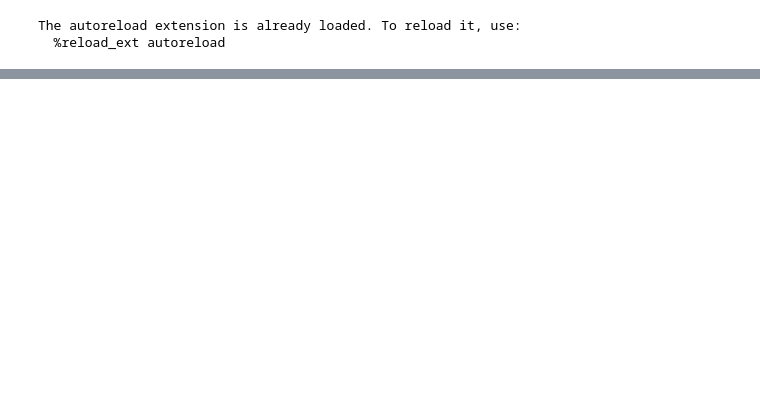
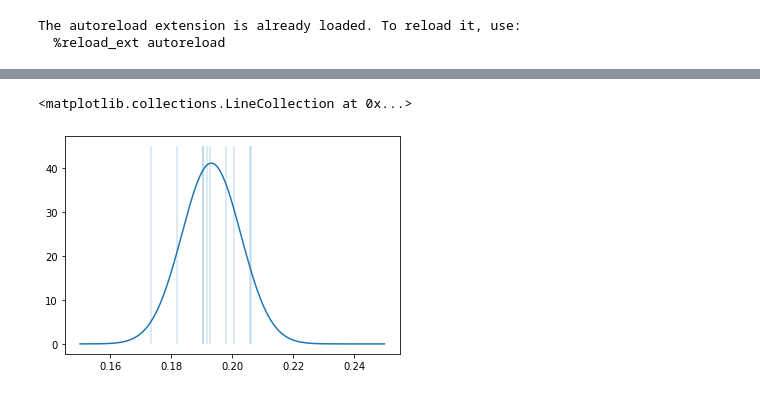
Before and after one commit to alexalemi/simplefermi, a Jupyter notebook: notebooks/earth.ipynb, the cells around one changed output, grey strips where cells are left out. Drawn from its saved outputs; the diff is of its cells as text; code cells hidden in the pictures; blank space fills up the shorter version.

```diff
--- a/notebooks/earth.ipynb
+++ b/notebooks/earth.ipynb
@@ -34,0 +40,8 @@ axs.set_xlim((230, 290))
+# %%
+dist = stats.norm(data.mean(), data.std())
+xs = np.linspace(0.15, 0.25, 300)
+plt.plot(xs, dist.pdf(xs))
+plt.vlines(data, 0, 45, alpha=0.2)
+# %% [output]
+<matplotlib.collections.LineCollection at 0x...>
+[figure, added]
```
Also changed, not shown: parts of 6 cells of this notebook, 2 other files.
